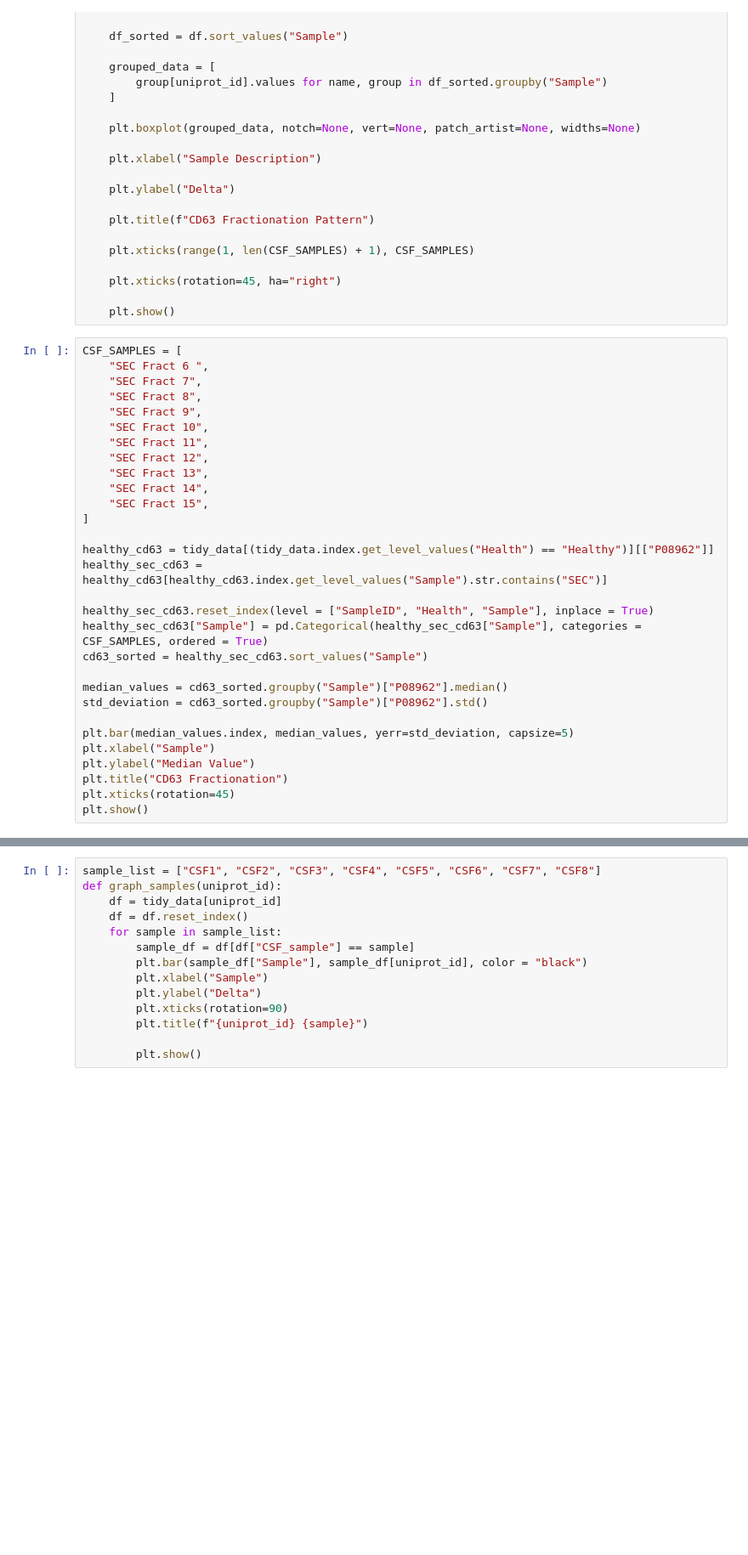
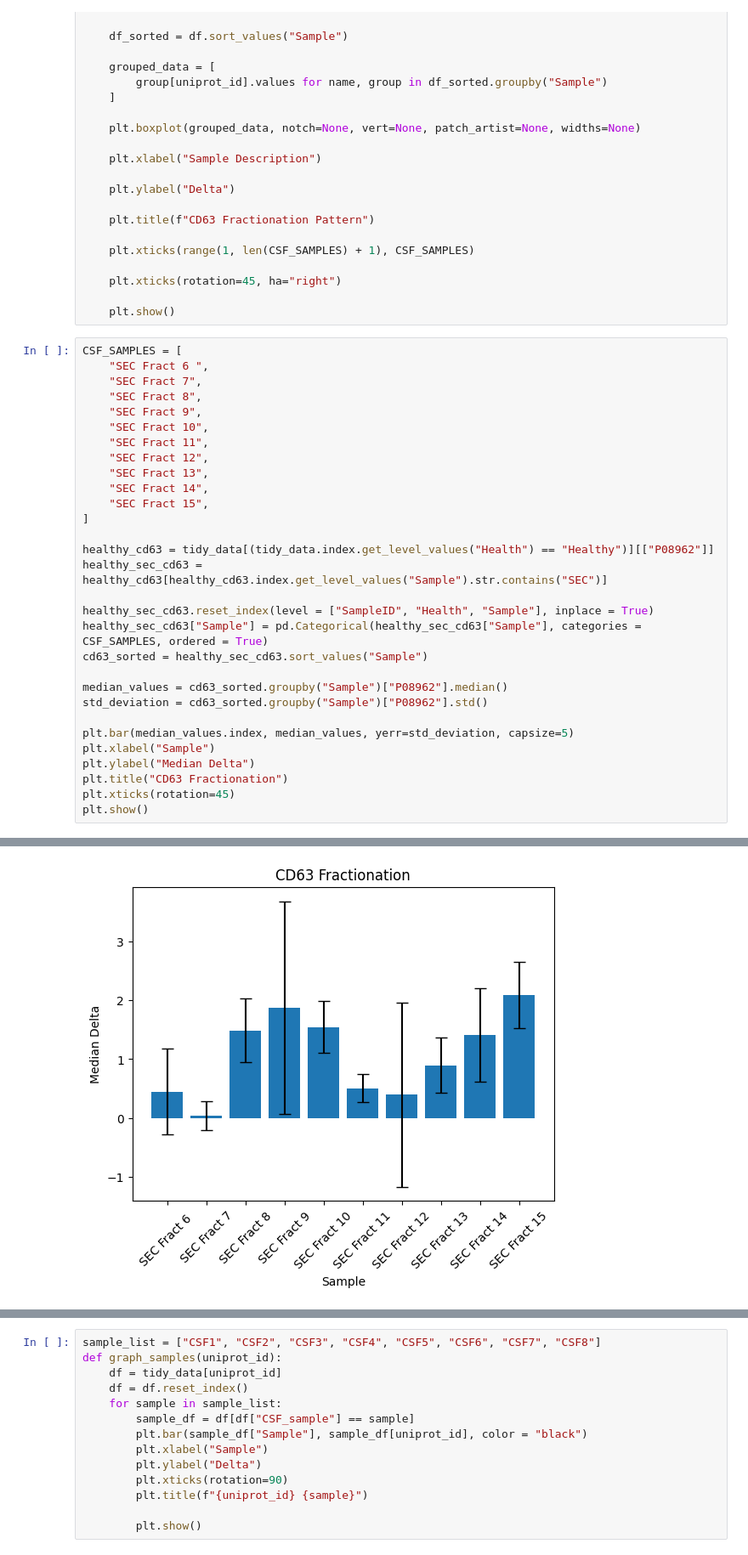
Before and after one commit to Walt-Lab/bdev_mass_spec, a Jupyter notebook: 10_analysis.ipynb, the cells around one changed output, grey strips where cells are left out. Shown at 85% size. Drawn from its saved outputs; the diff is of its cells as text; blank space fills up the shorter version.

```diff
--- a/10_analysis.ipynb
+++ b/10_analysis.ipynb
@@ -1112,7 +1114,8 @@ std_deviation = cd63_sorted.groupby("Sample")["P08962"].std()
 
 plt.bar(median_values.index, median_values, yerr=std_deviation, capsize=5)
 plt.xlabel("Sample")
-plt.ylabel("Median Value")
+plt.ylabel("Median Delta")
 plt.title("CD63 Fractionation")
 plt.xticks(rotation=45)
 plt.show()
+# %% [output]
@@ -1118,0 +1127 @@ plt.show()
+[figure, added]
```
Also changed, not shown: parts of 12 cells of this notebook.
